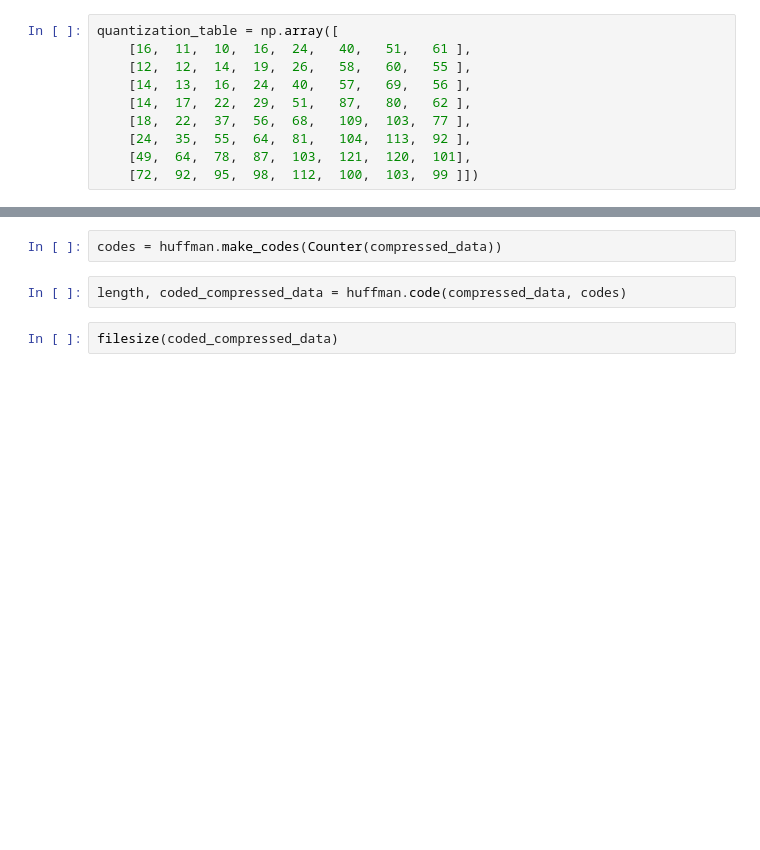
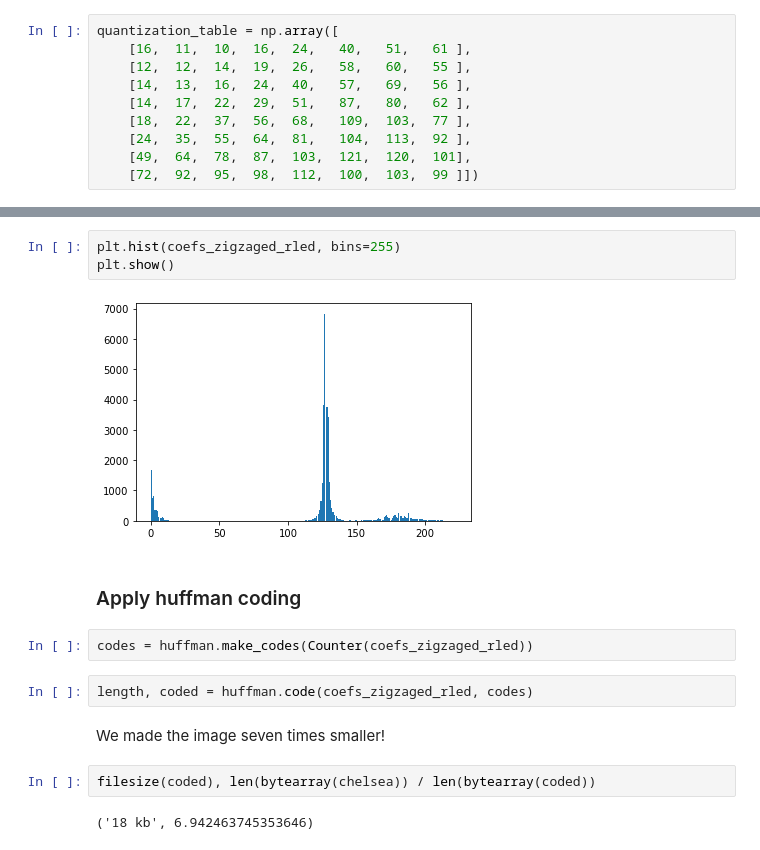
Before and after one commit to egorchistov/jpeg, a Jupyter notebook: jpeg_basics.ipynb, the cells around one changed output, grey strips where cells are left out. Cells and saved outputs as stored; diff of their text form; blank space fills up the shorter version.

```diff
--- a/jpeg_basics.ipynb
+++ b/jpeg_basics.ipynb
@@ -75,6 +129,17 @@ filesize(compressed_data)
+# %%
+plt.hist(coefs_zigzaged_rled, bins=255)
+plt.show()
+# %% [output]
+[figure, added]
+# %% [markdown]
+### Apply huffman coding
 # %%
-codes = huffman.make_codes(Counter(compressed_data))
+codes = huffman.make_codes(Counter(coefs_zigzaged_rled))
 # %%
-length, coded_compressed_data = huffman.code(compressed_data, codes)
+length, coded = huffman.code(coefs_zigzaged_rled, codes)
+# %% [markdown]
+We made the image seven times smaller!
 # %%
-filesize(coded_compressed_data)
+filesize(coded), len(bytearray(chelsea)) / len(bytearray(coded))
+# %% [output]
+('18 kb', 6.942463745353646)
```
Also changed, not shown: parts of 37 cells of this notebook.
